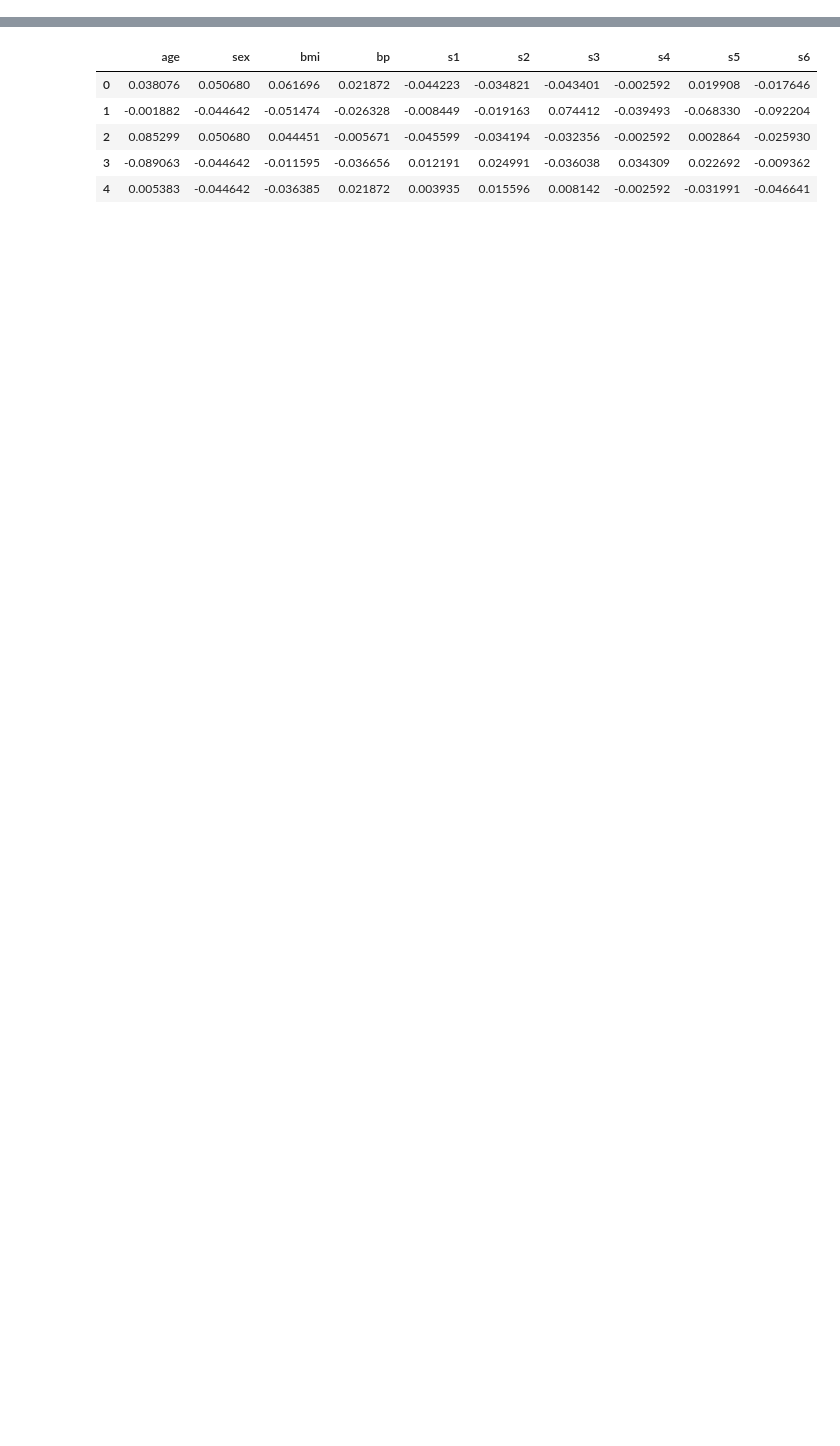
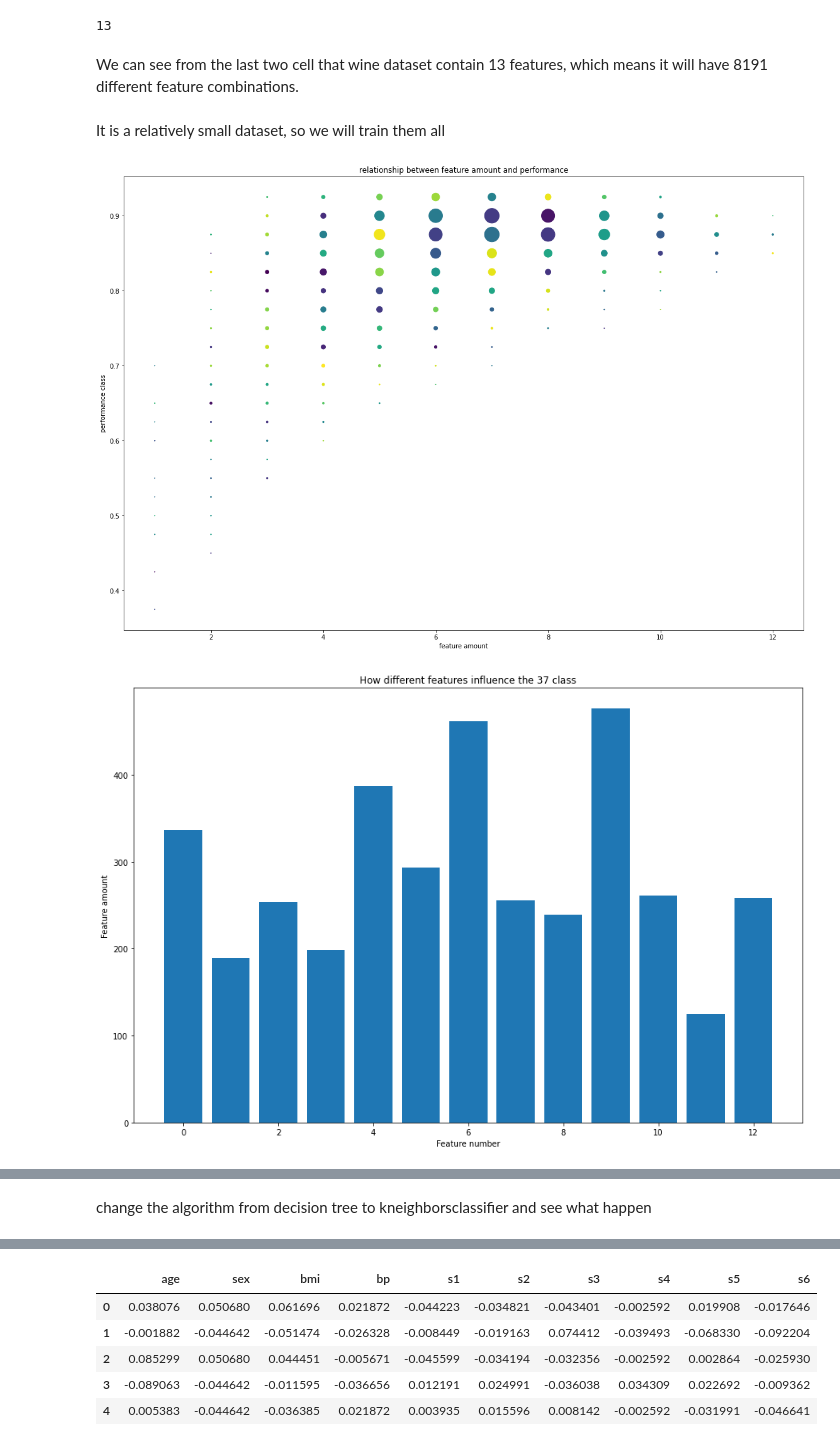
Before and after one commit to zhaopeng-lee/FeatureSelectionProject, a Jupyter notebook: Experiment_on_feature_amount.ipynb, the cells around one changed output, grey strips where cells are left out. Cells and saved outputs as stored; diff of their text form; code cells hidden in the pictures; blank space fills up the shorter version.

```diff
--- a/Experiment_on_feature_amount.ipynb
+++ b/Experiment_on_feature_amount.ipynb
@@ -6,0 +11,2 @@ import matplotlib.pylab as plt
+# %%
+X, y = load_wine(return_X_y=True,as_frame=True)
@@ -6,0 +22,16 @@ import matplotlib.pylab as plt
+# %%
+len(X.columns)
+# %% [output]
+13
+# %% [markdown]
+We can see from the last two cell that wine dataset contain 13 features, which means it will have 8191 different feature combinations.
+# %% [markdown]
+It is a relatively small dataset, so we will train them all
+# %%
+Wine = ex.PerformanceHandler(X,y)
+Wine.Sampling_all_featuresets(DecisionTreeClassifier())
+# %%
+Wine.Report()
+# %% [output]
+[figure, added]
+[figure, added]
@@ -6,0 +41,2 @@ import matplotlib.pylab as plt
+# %% [markdown]
+change the algorithm from decision tree to kneighborsclassifier and see what happen
```
Also changed, not shown: parts of 31 cells of this notebook.
